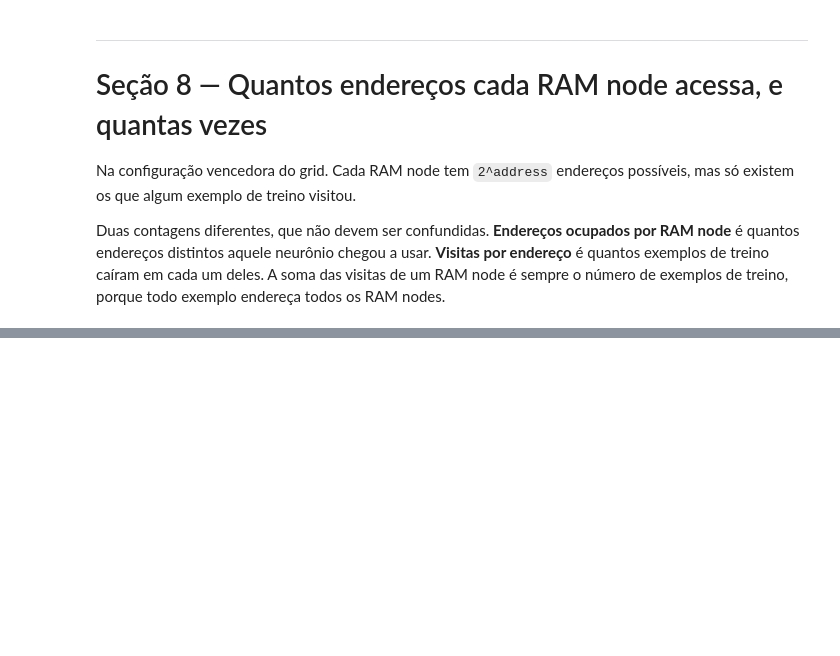
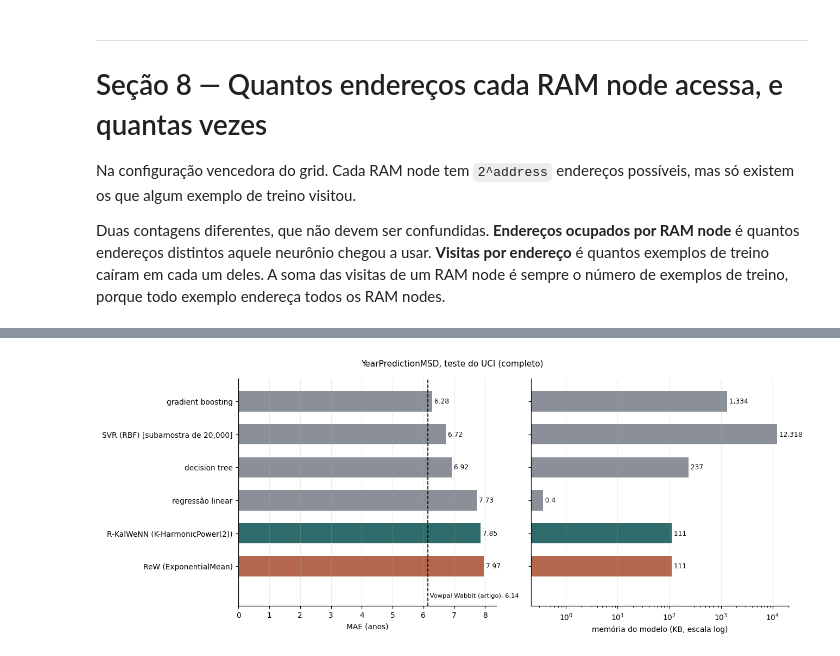
Before and after one commit to AstroNatasha/KalWeNN, a Jupyter notebook: RegressionKalWeNN/08_year_prediction.ipynb, the cells around one changed output, grey strips where cells are left out. Drawn from its saved outputs; the diff is of its cells as text; code cells hidden in the pictures; blank space fills up the shorter version.

Commit message:
experimentos year prediction termometro simples 20 e endereco 6

```diff
--- a/RegressionKalWeNN/08_year_prediction.ipynb
+++ b/RegressionKalWeNN/08_year_prediction.ipynb
@@ -782,7 +958,9 @@ class IndiceRK:
 
     def __init__(self, retina, addr_fit):
         self.retina = retina
-        self.slots_fit = np.empty_like(addr_fit)
+        # int32 explícito: `empty_like(addr_fit)` herdaria o tipo do endereço,
+        # que agora é uint8, e os slots vão muito além de 255.
+        self.slots_fit = np.empty(addr_fit.shape, dtype=np.int32)
         self._tab, off = [], 0
         for r_ in range(retina.n_rams):
             uniq, inv = np.unique(addr_fit[:, r_], return_inverse=True)
@@ -793,7 +971,7 @@ class IndiceRK:
 
     def slots(self, addr):
         """(n, n_rams), com -1 onde o endereço não apareceu no treino."""
-        out = np.full(addr.shape, -1, dtype=np.int64)
+        out = np.full(addr.shape, -1, dtype=np.int32)
         for r_ in range(self.retina.n_rams):
             uniq, off = self._tab[r_]
             pos = np.clip(np.searchsorted(uniq, addr[:, r_]), 0, len(uniq) - 1)
@@ -932,7 +1114,12 @@ def medias_vetorizadas(C, Y, V, nomes):
         s = (Cm2 / Yp ** 2).sum(1); o2 = s > 0
         out["K-HarmonicPower(2)"] = fin(np.sqrt(sc2 / np.where(o2, s, 1)), o2)
     if "K-ExponentialMean" in nomes:
-        out["K-ExponentialMean"] = fin(np.log((Cm * np.exp(Y)).sum(1) / np.where(ok, sc, 1)), ok)
+        # mesma estabilização da KExponentialMean: subtrai o maior y da linha
+        Ys = np.where(V, Y, -np.inf)
+        mx = Ys.max(1, keepdims=True)
+        mx = np.where(np.isfinite(mx), mx, 0.0)          # linhas sem célula válida
+        out["K-ExponentialMean"] = fin(
+            mx[:, 0] + np.log((Cm * np.exp(Ys - mx)).sum(1) / np.where(ok, sc, 1)), ok)
     if "K-Median" in nomes:
         o = np.argsort(Y, axis=1, kind="stable")
         Cs = np.take_along_axis(Cm, o, 1); Ys = np.take_along_axis(Y, o, 1)
@@ -1303,0 +1749,73 @@ plt.tight_layout(); plt.show()
+# %%
+# ═══════════════ COMPARATIVO FINAL: MAE contra memória ══════════════════════
+# Memória = bytes dos parâmetros que precisam ficar guardados para predizer.
+#
+#   ReW e R-KalWeNN   células ocupadas x 24 bytes (chave + 2 campos: a ReW
+#                     guarda contador e soma, o R-KalWeNN guarda c e y),
+#                     mais o mapping da retina e os limites do thermometer.
+#   sklearn           soma dos arrays ajustados de cada modelo.
+BYTES_POR_CELULA = 24
+# ════════════════════════════════════════════════════════════════════════════
+
+# `bytes_modelo` e a coluna `bytes` do `base_df` vêm da seção 9.
+
+# ── memória dos dois modelos WiSARD, na configuração vencedora ───────────────
+_enc_m = build_encoders(X_train, T_V)
+_Xb_m  = apply_encoders(X_train, _enc_m)
+_ret_m = Retina(A_V, sorteia_mapping(_Xb_m.shape[1], A_V, seed=SEED_MAPPING))
+_idx_m = IndiceRK(_ret_m, _ret_m.enderecos(_Xb_m))
+
+mem_mapping = _ret_m.mapping.nbytes
+mem_therm   = 2 * N_ATRIB * 8
+mem_wisard  = _idx_m.n_celulas * BYTES_POR_CELULA + mem_mapping + mem_therm
+
+print(f"MEMÓRIA DOS MODELOS WISARD  (thermometer {T_V}, address {A_V})\n")
+print(f"  células ocupadas          {_idx_m.n_celulas:>12,}")
+print(f"  células x {BYTES_POR_CELULA} bytes         {_idx_m.n_celulas*BYTES_POR_CELULA:>12,} bytes")
+print(f"  mapping da retina         {mem_mapping:>12,} bytes")
+print(f"  limites do thermometer    {mem_therm:>12,} bytes")
+print(f"  total                     {mem_wisard:>12,} bytes")
+print(f"\n  a ReW e o R-KalWeNN ocupam o mesmo tanto: mesma retina, mesmo treino,")
+print(f"  logo o mesmo conjunto de células, e dois campos por célula nos dois")
+
+# ── tabela final ────────────────────────────────────────────────────────────
+ref = [(f"ReW ({rew_venc.loc[0,'media']})",        b_rew,          mem_wisard),
+       (f"R-KalWeNN ({MELHOR['media']})",          MELHOR["MAE"],  mem_wisard)]
+if "base_df" in globals():
+    for _, r_ in base_df.iterrows():
+        rot = r_["modelo"] + (f" [{r_['obs']}]" if r_["obs"] else "")
+        ref.append((rot, r_["MAE"], r_["bytes"]))
+
+comp = (pd.DataFrame(ref, columns=["modelo", "MAE", "bytes"])
+        .sort_values("MAE").reset_index(drop=True))
+comp["KB"] = comp["bytes"] / 1024
+
+print(f"\n\nMAE E MEMÓRIA  (MODO = {MODO}, teste com {len(y_test):,} exemplos)\n")
+print(comp[["modelo", "MAE", "KB"]].to_string(
+    index=False, float_format=lambda v: f"{v:,.2f}"))
+
+# ── gráfico ─────────────────────────────────────────────────────────────────
+o = comp.iloc[::-1]
+cor = [COR_KAL if "R-KalWeNN" in n else COR_REW if n.startswith("ReW") else COR_REF
+       for n in o["modelo"]]
+fig, ax = plt.subplots(1, 2, figsize=(12, .45 * len(o) + 2.1), sharey=True)
+
+ax[0].barh(np.arange(len(o)), o["MAE"], color=cor, height=.62)
+ax[0].axvline(6.14, color="black", ls="--", lw=1.1)
+ax[0].text(6.14, -.9, " Vowpal Wabbit (artigo), 6,14", fontsize=7.5, va="center")
+ax[0].set(yticks=np.arange(len(o)), yticklabels=o["modelo"],
+          xlabel="MAE (anos)", ylim=(-1.2, len(o) - .3))
+for i, v in enumerate(o["MAE"]):
+    ax[0].text(v, i, f" {v:.2f}", va="center", fontsize=8)
+
+ax[1].barh(np.arange(len(o)), o["KB"], color=cor, height=.62)
+ax[1].set_xscale("log")
+ax[1].set(xlabel="memória do modelo (KB, escala log)")
+for i, v in enumerate(o["KB"]):
+    ax[1].text(v, i, f" {v:,.1f}" if v < 10 else f" {v:,.0f}", va="center", fontsize=8)
+
+for a_ in ax:
+    a_.grid(axis="y", visible=False)
+fig.suptitle(f"YearPredictionMSD, teste do UCI ({MODO})", fontsize=10)
+plt.tight_layout(); plt.show()
+# %% [output]
@@ -1303,0 +1839 @@ plt.tight_layout(); plt.show()
+[figure, added]
```
Also changed, not shown: parts of 33 cells of this notebook.
